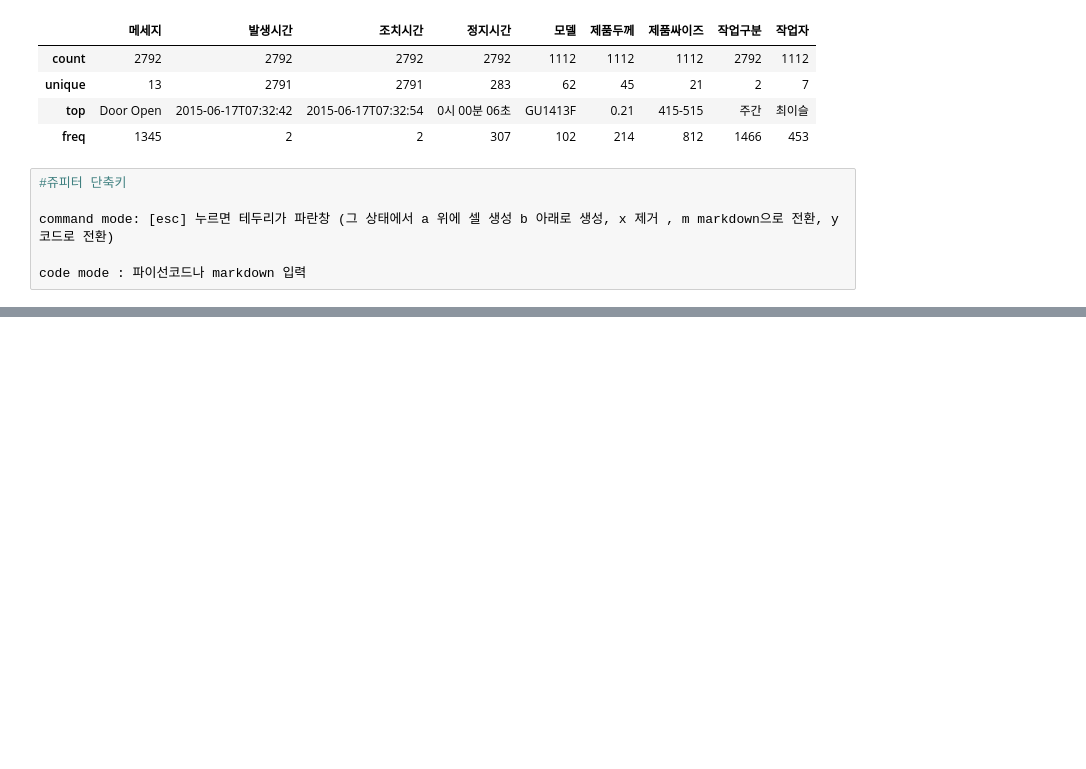
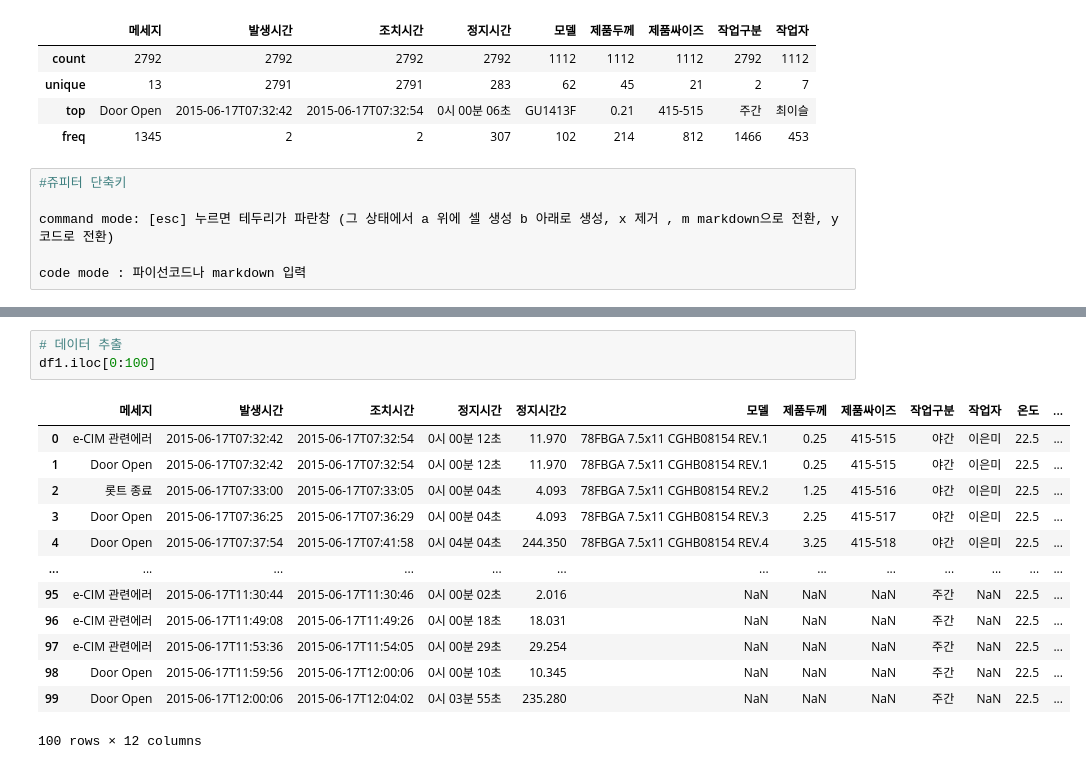
Before and after one commit to ksnsmile/Manufacturing_data_practice-, a Jupyter notebook: code/공정데이터 분석연습.ipynb, the cells around one changed output, grey strips where cells are left out. Saved outputs shown, nothing was run; the diff lists cells and outputs as text; blank space fills up the shorter version.

```diff
--- a/code/공정데이터 분석연습.ipynb
+++ b/code/공정데이터 분석연습.ipynb
@@ -83,0 +103,17 @@ code mode : 파이선코드나 markdown 입력
+# %%
+# 데이터 추출
+df1.iloc[0:100]
+# %% [output]
+|  | 메세지 | 발생시간 | 조치시간 | 정지시간 | 정지시간2 | 모델 | 제품두께 | 제품싸이즈 | 작업구분 | 작업자 | 온도 | ... |
+| 0 | e-CIM 관련에러 | 2015-06-17T07:32:42 | 2015-06-17T07:32:54 | 0시 00분 12초 | 11.970 | 78FBGA 7.5x11 CGHB08154 REV.1 | 0.25 | 415-515 | 야간 | 이은미 | 22.5 | ... |
+| 1 | Door Open | 2015-06-17T07:32:42 | 2015-06-17T07:32:54 | 0시 00분 12초 | 11.970 | 78FBGA 7.5x11 CGHB08154 REV.1 | 0.25 | 415-515 | 야간 | 이은미 | 22.5 | ... |
+| 2 | 롯트 종료 | 2015-06-17T07:33:00 | 2015-06-17T07:33:05 | 0시 00분 04초 | 4.093 | 78FBGA 7.5x11 CGHB08154 REV.2 | 1.25 | 415-516 | 야간 | 이은미 | 22.5 | ... |
+| 3 | Door Open | 2015-06-17T07:36:25 | 2015-06-17T07:36:29 | 0시 00분 04초 | 4.093 | 78FBGA 7.5x11 CGHB08154 REV.3 | 2.25 | 415-517 | 야간 | 이은미 | 22.5 | ... |
+| 4 | Door Open | 2015-06-17T07:37:54 | 2015-06-17T07:41:58 | 0시 04분 04초 | 244.350 | 78FBGA 7.5x11 CGHB08154 REV.4 | 3.25 | 415-518 | 야간 | 이은미 | 22.5 | ... |
+| ... | ... | ... | ... | ... | ... | ... | ... | ... | ... | ... | ... | ... |
+| 95 | e-CIM 관련에러 | 2015-06-17T11:30:44 | 2015-06-17T11:30:46 | 0시 00분 02초 | 2.016 | NaN | NaN | NaN | 주간 | NaN | 22.5 | ... |
+| 96 | e-CIM 관련에러 | 2015-06-17T11:49:08 | 2015-06-17T11:49:26 | 0시 00분 18초 | 18.031 | NaN | NaN | NaN | 주간 | NaN | 22.5 | ... |
+| 97 | e-CIM 관련에러 | 2015-06-17T11:53:36 | 2015-06-17T11:54:05 | 0시 00분 29초 | 29.254 | NaN | NaN | NaN | 주간 | NaN | 22.5 | ... |
+| 98 | Door Open | 2015-06-17T11:59:56 | 2015-06-17T12:00:06 | 0시 00분 10초 | 10.345 | NaN | NaN | NaN | 주간 | NaN | 22.5 | ... |
+| 99 | Door Open | 2015-06-17T12:00:06 | 2015-06-17T12:04:02 | 0시 03분 55초 | 235.280 | NaN | NaN | NaN | 주간 | NaN | 22.5 | ... |
+100 rows × 12 columns
```
Also changed, not shown: parts of 9 cells of this notebook.
